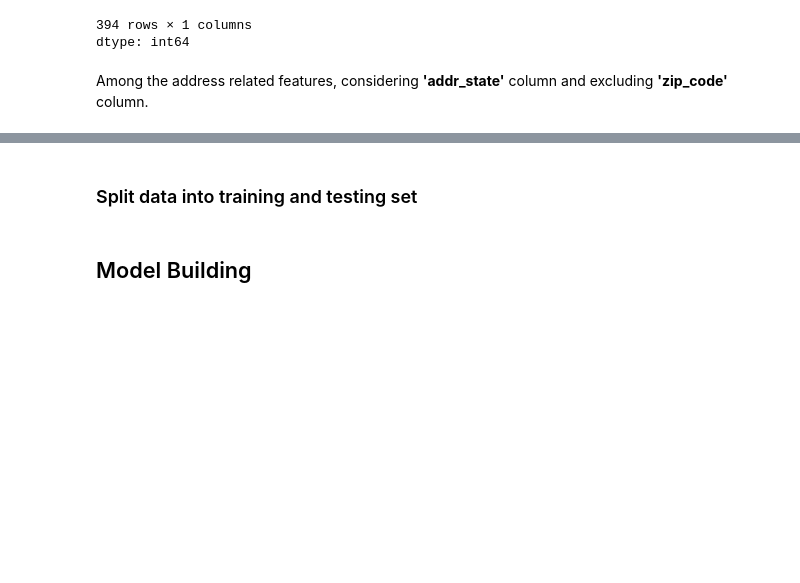
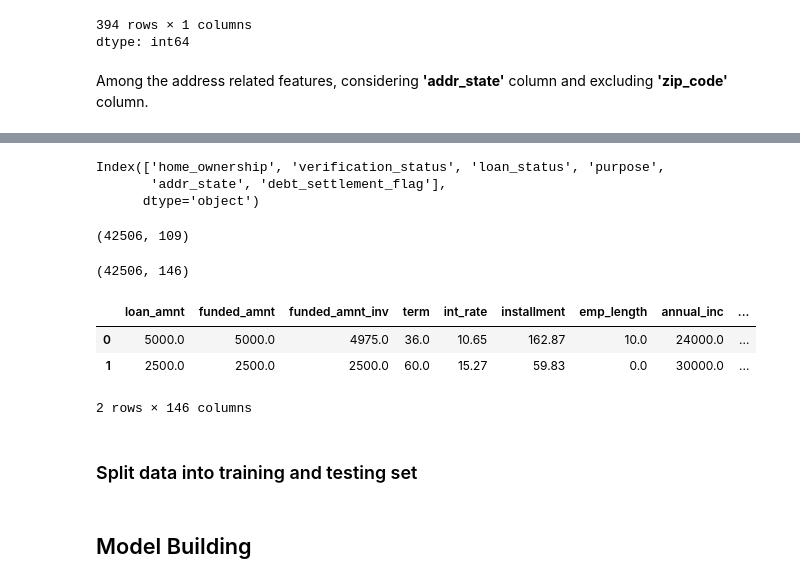
Before and after one commit to Shrutiba/iisc_cds, a Jupyter notebook: M2_AST_07_Catboost_XGBoost_LightGBM_A.ipynb, the cells around one changed output, grey strips where cells are left out. Saved outputs shown, nothing was run; the diff lists cells and outputs as text; code cells hidden in the pictures; blank space fills up the shorter version.

```diff
--- a/M2_AST_07_Catboost_XGBoost_LightGBM_A.ipynb
+++ b/M2_AST_07_Catboost_XGBoost_LightGBM_A.ipynb
@@ -806,3 +889,13 @@ dfloan_select = dfloan_select.drop('zip_code', axis = 1)
+# %%
+# As there is too many categorical values for 'title' column I have decided to drop this columns
+dfloan_select.drop(columns='title',inplace=True)
 # %%
 # One hot encoding on categorical columns
 # YOUR CODE HERE
+cat_col = dfloan_select.select_dtypes(exclude=['number']).columns
+len(cat_col)
+cat_col
+# %% [output]
+Index(['home_ownership', 'verification_status', 'loan_status', 'purpose',
+       'addr_state', 'debt_settlement_flag'],
+      dtype='object')
@@ -821,5 +902,28 @@ dfloan_select = dfloan_select.drop('zip_code', axis = 1)
+# %%
+df_encoded = pd.get_dummies(dfloan_select, columns=cat_col, prefix=cat_col, drop_first=True) #To avoid dummy variable trap
+# %%
+df_encoded.shape
+# %% [output]
+(42506, 109)
+# %%
+# Perform one-hot encoding
+
+# Concatenate the encoded columns with the original DataFrame
+dfloan_select = pd.concat([dfloan_select, df_encoded], axis=1)
+
+# Drop the original categorical columns (optional)
+dfloan_select = dfloan_select.drop(columns=cat_col)
+# %%
+dfloan_select.shape
+# %% [output]
+(42506, 146)
 # %%
-df2.head(2)
+dfloan_select.head(2)
+# %% [output]
+|  | loan_amnt | funded_amnt | funded_amnt_inv | term | int_rate | installment | emp_length | annual_inc | ... |
+| 0 | 5000.0 | 5000.0 | 4975.0 | 36.0 | 10.65 | 162.87 | 10.0 | 24000.0 | ... |
+| 1 | 2500.0 | 2500.0 | 2500.0 | 60.0 | 15.27 | 59.83 | 0.0 | 30000.0 | ... |
+2 rows × 146 columns
 # %%
 # Target feature
 # YOUR CODE HERE
```
Also changed, not shown: parts of 13 cells of this notebook.
